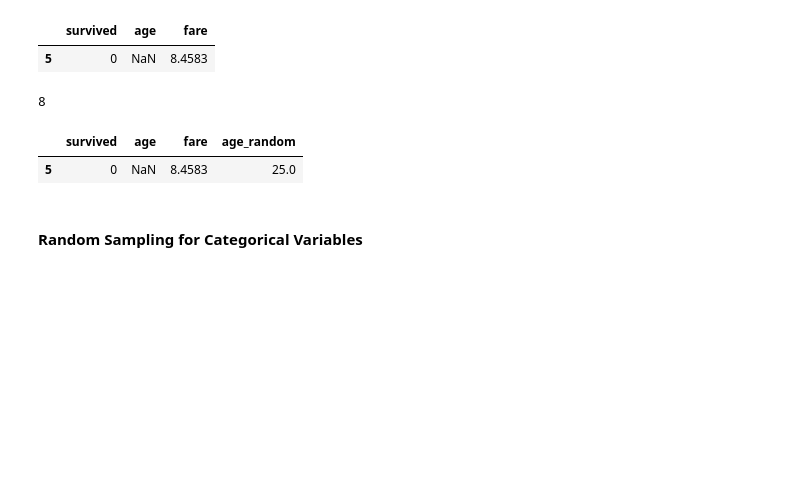
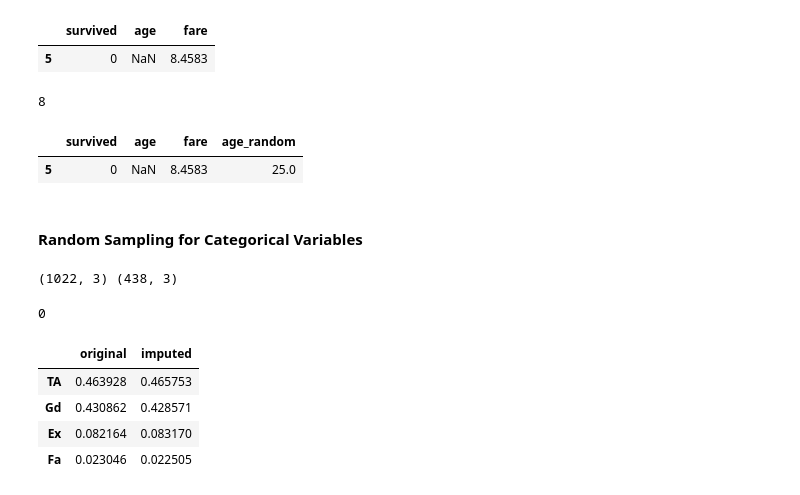
Before and after one commit to KarthikKothareddy/FeatureEngineering, a Jupyter notebook: Missing_Data_Imputation_2.ipynb, the cells around one changed output. Drawn from its saved outputs; the diff is of its cells as text; code cells hidden in the pictures; blank space fills up the shorter version.

```diff
--- a/Missing_Data_Imputation_2.ipynb
+++ b/Missing_Data_Imputation_2.ipynb
@@ -633,3 +633,23 @@ observation
 | 5 | 0 | NaN | 8.4583 | 25.0 |
 # %% [markdown]
 #### Random Sampling for Categorical Variables
+# %%
+# let's load the dataset with a few columns for the demonstration
+cols_to_use = ['BsmtQual', 'FireplaceQu', 'SalePrice']
+
+data = pd.read_csv('data/housing.csv', usecols=cols_to_use)
+
+# let's inspect the percentage of missing values in each variable
+data.isnull().mean().sort_values(ascending=True)
+
+# let's separate into training and testing set
+
+x_train, x_test, y_train, y_test = train_test_split(
+    data,
+    data.SalePrice,
+    test_size=0.3,
+    random_state=0
+)
+print(x_train.shape, x_test.shape)
+# %% [output]
+(1022, 3) (438, 3)
@@ -635,0 +714,5 @@ observation
+# %%
+# check that nulls were removed
+x_train['FireplaceQu_imputed'].isnull().sum()
+# %% [output]
+0
@@ -635,0 +742,8 @@ observation
+# %%
+categorical_distribution(x_train, 'BsmtQual', 'BsmtQual_imputed')
+# %% [output]
+|  | original | imputed |
+| TA | 0.463928 | 0.465753 |
+| Gd | 0.430862 | 0.428571 |
+| Ex | 0.082164 | 0.083170 |
+| Fa | 0.023046 | 0.022505 |
```
Also changed, not shown: parts of 5 cells of this notebook.
